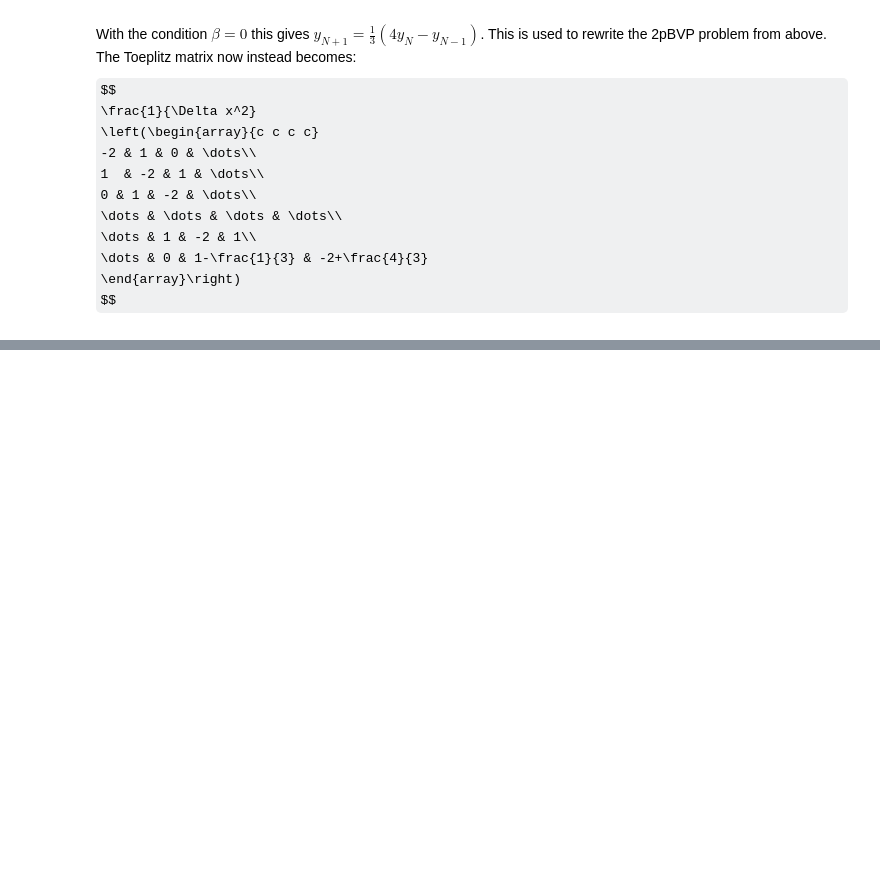
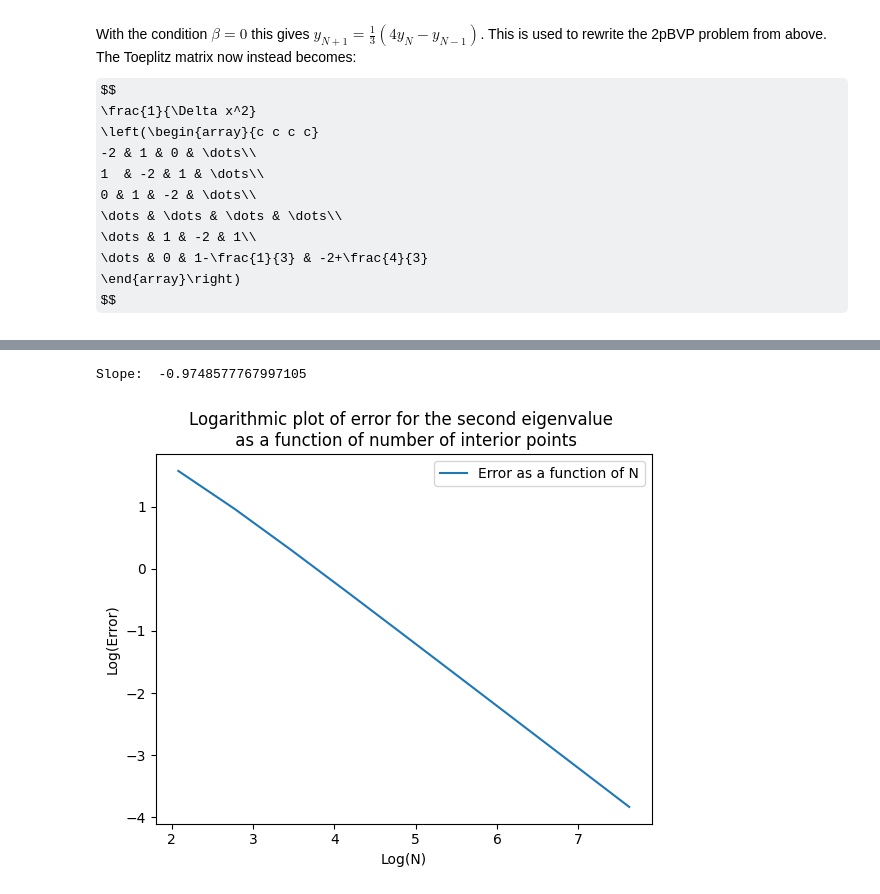
Before and after one commit to william-lundgren/FilipNumMums, a Jupyter notebook: Project2.ipynb, the cells around one changed output, grey strips where cells are left out. Saved outputs shown, nothing was run; the diff lists cells and outputs as text; code cells hidden in the pictures; some formulas as TeX source; blank space fills up the shorter version.

```diff
--- a/Project2.ipynb
+++ b/Project2.ipynb
@@ -333,0 +323,12 @@ print(three_first_eigenvalues)
+# %%
+#Error plot of second eigenvalue
+plt.plot(np.log(Nvec), np.log(eigen_errors[:,1]), label='Error as a function of N')
+plt.title('Logarithmic plot of error for the second eigenvalue \n as a function of number of interior points')
+plt.xlabel('Log(N)')
+plt.ylabel('Log(Error)')
+plt.legend()
+
+print('Slope: ', np.log(eigen_errors[-1,1]/eigen_errors[0,1])/np.log(Nvec[-1]/Nvec[0]))
+# %% [output]
+Slope:  -0.9748577767997105
+[figure, added]
```
Also changed, not shown: parts of 13 cells of this notebook.
